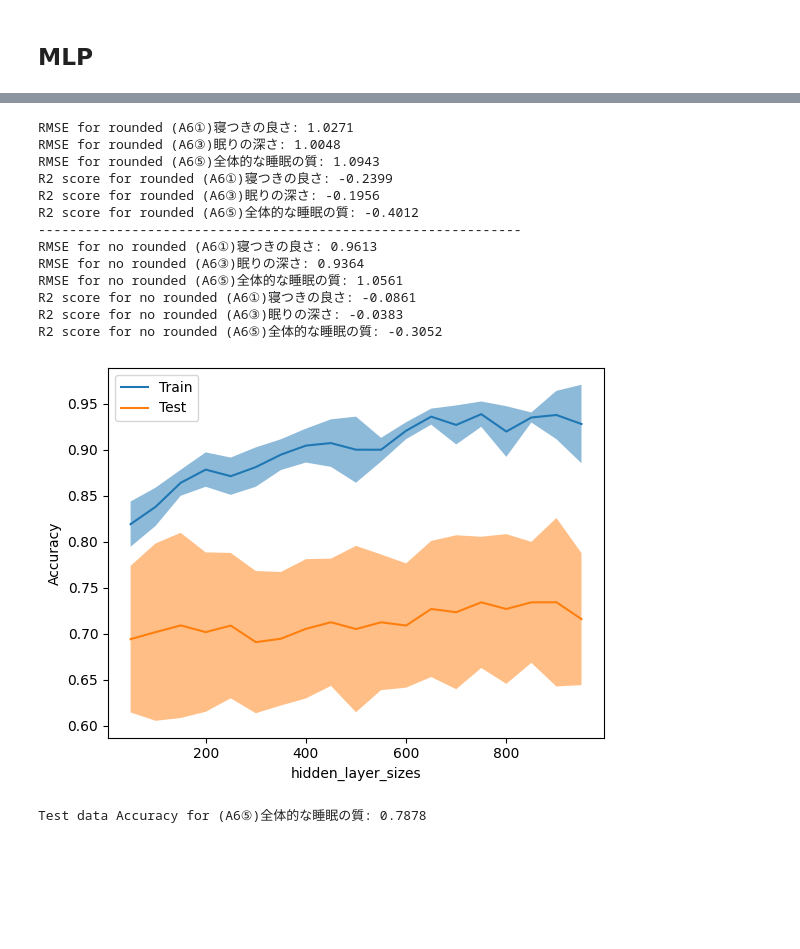
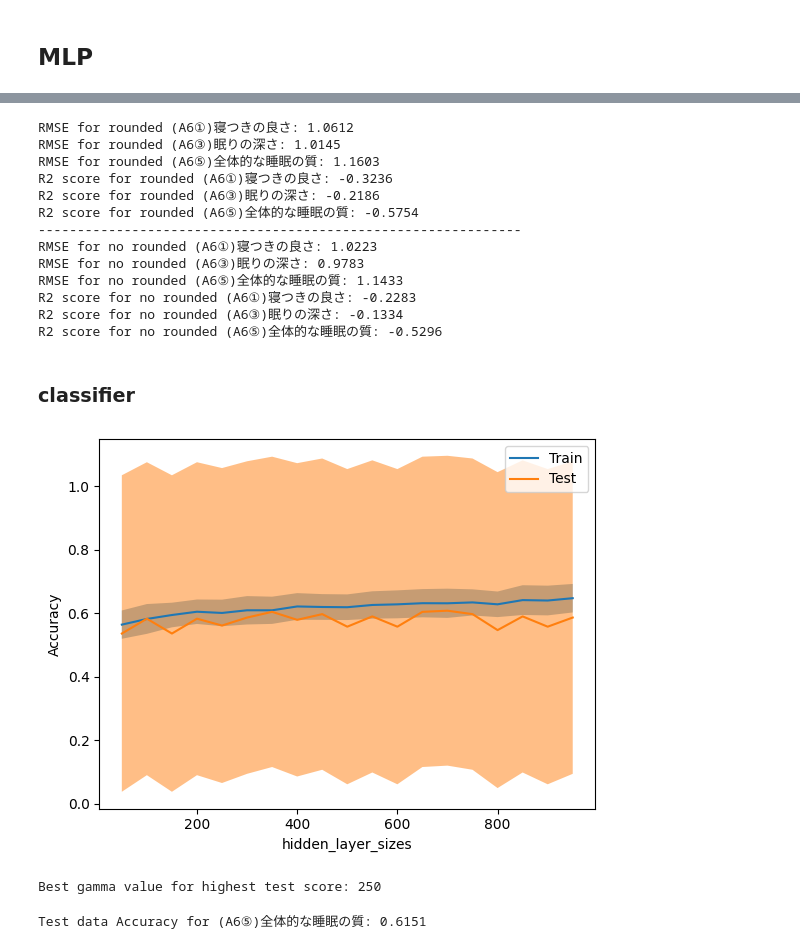
Before and after one commit to hoyyul/SoundEEG_CrossModalKnowledgeDistillation, a Jupyter notebook: psg_questionnaire.ipynb, the cells around one changed output, grey strips where cells are left out. Saved outputs shown, nothing was run; the diff lists cells and outputs as text; code cells hidden in the pictures; blank space fills up the shorter version.

```diff
--- a/psg_questionnaire.ipynb
+++ b/psg_questionnaire.ipynb
@@ -528,9 +751,9 @@ for i, (train_index, test_index) in enumerate(kf.split(X)):
     y3_train, y3_test = y3[train_index], y3[test_index]
 
     # fit
-    mlp1 = MLPRegressor(random_state=1, hidden_layer_sizes=400, max_iter=1000, early_stopping=True).fit(X_train, y1_train)
-    mlp2 = MLPRegressor(random_state=1, hidden_layer_sizes=400, max_iter=1000, early_stopping=True).fit(X_train, y2_train)
-    mlp3 = MLPRegressor(random_state=1, hidden_layer_sizes=400, max_iter=1000, early_stopping=True).fit(X_train, y3_train)
+    mlp1 = MLPRegressor(hidden_layer_sizes=400, early_stopping=True).fit(X_train, y1_train)
+    mlp2 = MLPRegressor(hidden_layer_sizes=200, early_stopping=True).fit(X_train, y2_train)
+    mlp3 = MLPRegressor(hidden_layer_sizes=275, early_stopping=True).fit(X_train, y3_train)
 
     # predict
     y1_pred = mlp1.predict(X_test)
@@ -581,46 +804,57 @@ print("R2 score for no rounded (A6①)寝つきの良さ: {:.4f}".format(r2_1))
 print("R2 score for no rounded (A6③)眠りの深さ: {:.4f}".format(r2_2))
 print("R2 score for no rounded (A6⑤)全体的な睡眠の質: {:.4f}".format(r2_3))
 # %% [output]
-RMSE for rounded (A6①)寝つきの良さ: 1.0271
-RMSE for rounded (A6③)眠りの深さ: 1.0048
-RMSE for rounded (A6⑤)全体的な睡眠の質: 1.0943
-R2 score for rounded (A6①)寝つきの良さ: -0.2399
-R2 score for rounded (A6③)眠りの深さ: -0.1956
-R2 score for rounded (A6⑤)全体的な睡眠の質: -0.4012
+RMSE for rounded (A6①)寝つきの良さ: 1.0612
+RMSE for rounded (A6③)眠りの深さ: 1.0145
+RMSE for rounded (A6⑤)全体的な睡眠の質: 1.1603
+R2 score for rounded (A6①)寝つきの良さ: -0.3236
+R2 score for rounded (A6③)眠りの深さ: -0.2186
+R2 score for rounded (A6⑤)全体的な睡眠の質: -0.5754
 --------------------------------------------------------------
-RMSE for no rounded (A6①)寝つきの良さ: 0.9613
-RMSE for no rounded (A6③)眠りの深さ: 0.9364
-RMSE for no rounded (A6⑤)全体的な睡眠の質: 1.0561
-R2 score for no rounded (A6①)寝つきの良さ: -0.0861
-R2 score for no rounded (A6③)眠りの深さ: -0.0383
-R2 score for no rounded (A6⑤)全体的な睡眠の質: -0.3052
+RMSE for no rounded (A6①)寝つきの良さ: 1.0223
+RMSE for no rounded (A6③)眠りの深さ: 0.9783
+RMSE for no rounded (A6⑤)全体的な睡眠の質: 1.1433
+R2 score for no rounded (A6①)寝つきの良さ: -0.2283
+R2 score for no rounded (A6③)眠りの深さ: -0.1334
+R2 score for no rounded (A6⑤)全体的な睡眠の質: -0.5296
+# %% [markdown]
+### classifier
 # %%
 param_range = np.arange(50, 1000, 50)
 
 
 train_scores, test_scores = validation_curve(
-    MLPClassifier(random_state=1, max_iter=500), X_filtered, y3_filtered,
-    param_name="hidden_layer_sizes", param_range=param_range
+    MLPClassifier(early_stopping=True), X_filtered, y3_filtered,
+    param_name="hidden_layer_sizes", param_range=param_range, cv=LeaveOneOut()
 )
 
 
 display = ValidationCurveDisplay(
      param_name="hidden_layer_sizes", param_range=param_range,
      train_scores=train_scores, test_scores=test_scores, score_name="Accuracy"
 )
 
 
 display.plot()
 plt.show()
 # %% [output]
-[figure, old version]
+[figure, new version]
+# %%
+test_scores_mean = np.mean(test_scores, axis=1)
+
+best_index = np.argmax(test_scores_mean)
+
+best_gamma = param_range[best_index]
+print("Best gamma value for highest test score:", best_gamma)
+# %% [output]
+Best gamma value for highest test score: 250
 # %%
 loo = LeaveOneOut()
-mlp = MLPClassifier(random_state=1, hidden_layer_sizes=750, max_iter=500).fit(X_filtered, y3_filtered)
+mlp = MLPClassifier(hidden_layer_sizes=250 ,early_stopping=True).fit(X_filtered, y3_filtered)
 scores = cross_validate(mlp, X_filtered, y3_filtered, cv=loo, return_train_score=True)
 
 average_test_score = scores['test_score'].mean()
 
 print("Test data Accuracy for (A6⑤)全体的な睡眠の質: {:.4f}".format(average_test_score))
 # %% [output]
-Test data Accuracy for (A6⑤)全体的な睡眠の質: 0.7878
+Test data Accuracy for (A6⑤)全体的な睡眠の質: 0.6151
```
Also changed, not shown: parts of 63 cells of this notebook.
